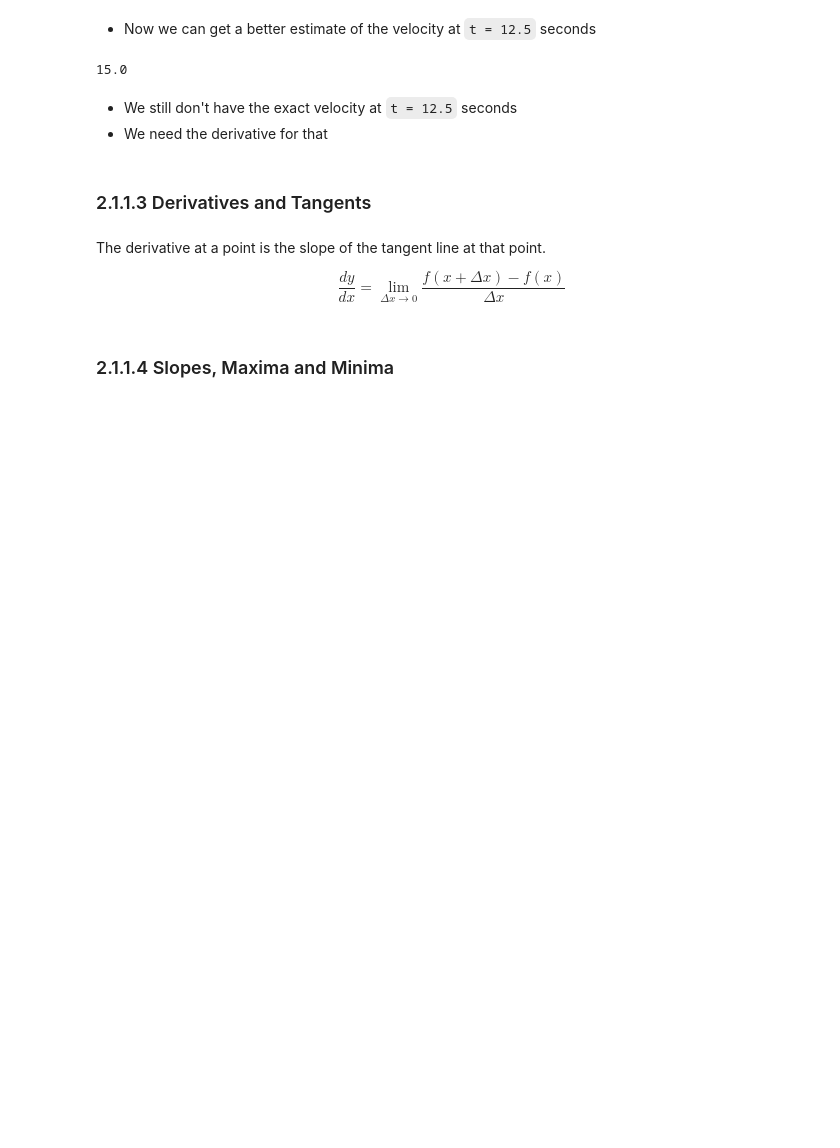
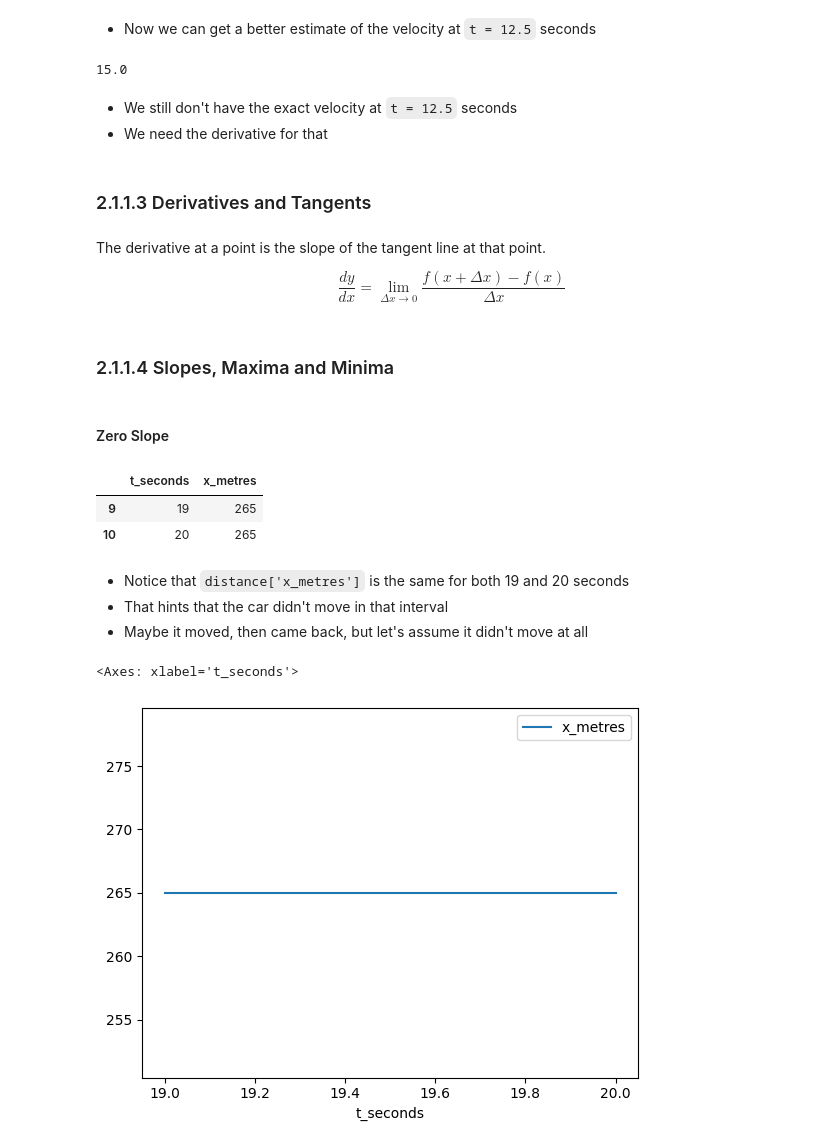
Before and after one commit to PaulToronto/DeepLearning-AI---Mathematics-for-Machine-Learning-and-Data-Science, a Jupyter notebook: 2_1_Derivatives_and_Optimization.ipynb, the cells around one changed output. Cells and saved outputs as stored; diff of their text form; code cells hidden in the pictures; blank space fills up the shorter version.

```diff
--- a/2_1_Derivatives_and_Optimization.ipynb
+++ b/2_1_Derivatives_and_Optimization.ipynb
@@ -232,3 +234,21 @@ $$
 $$
 # %% [markdown]
 ### 2.1.1.4 Slopes, Maxima and Minima
+# %% [markdown]
+#### Zero Slope
+# %%
+zero_slope = distance[distance.t_seconds.isin([19, 20])]
+zero_slope
+# %% [output]
+|  | t_seconds | x_metres |
+| 9 | 19 | 265 |
+| 10 | 20 | 265 |
+# %% [markdown]
+- Notice that `distance['x_metres']` is the same for both 19 and 20 seconds
+- That hints that the car didn't move in that interval
+- Maybe it moved, then came back, but let's assume it didn't move at all
+# %%
+zero_slope.plot(x='t_seconds', y='x_metres')
+# %% [output]
+<Axes: xlabel='t_seconds'>
+[figure, added]
```
Also changed, not shown: parts of 17 cells of this notebook.
